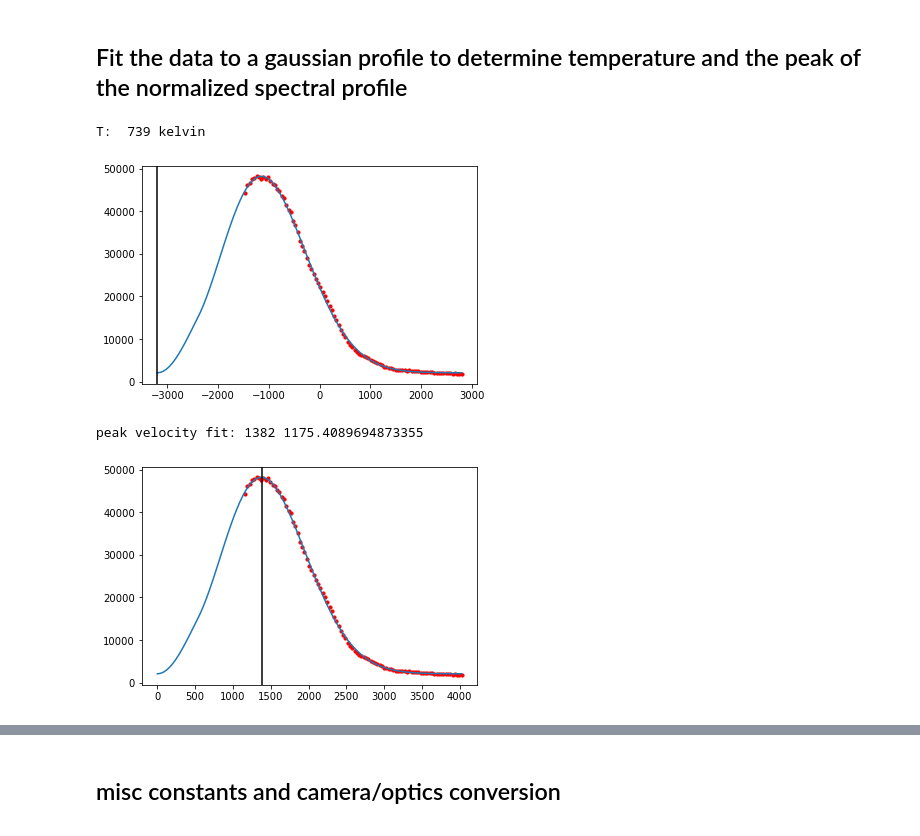
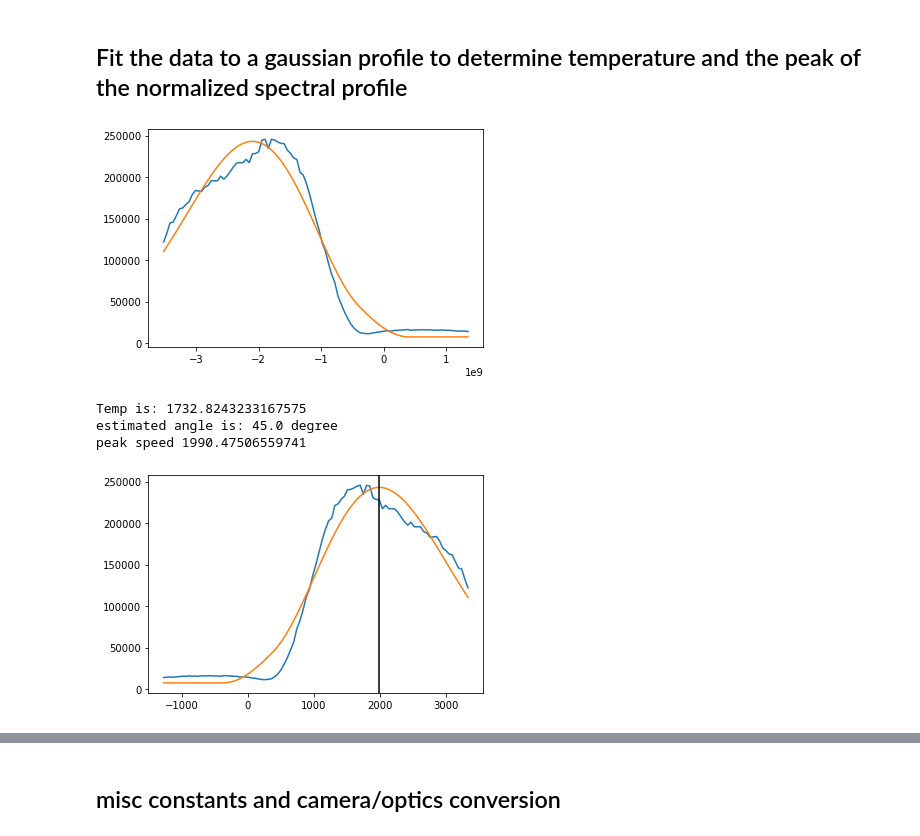
Before and after one commit to BillyTheKidPhysicist/pythonNotebooksAndTools, a Jupyter notebook: ovenFluxMeasure.ipynb, the cells around one changed output, grey strips where cells are left out. Saved outputs shown, nothing was run; the diff lists cells and outputs as text; code cells hidden in the pictures.

```diff
--- a/ovenFluxMeasure.ipynb
+++ b/ovenFluxMeasure.ipynb
@@ -54,17 +54,17 @@ imagesArrRaw=imagesArrRaw.astype(float) #need to convert to float from int16
 imagesArrRaw=np.flip(imagesArrRaw,axis=1)
 assert len(imagesArrRaw.shape)==3
 # %%
-voltZeroFreqDict={'run18':-1.01,'run16':-1.01,'run20':.465,'run21':.465,'run22':.485,'run23':.5}
+voltZeroFreqDict={'run18':-1.01,'run16':-1.01,'run20':.465,'run21':.465,'run22':.485,'run23':.5,'run62':.625,'run58':.625}
 daqData=np.loadtxt(filePath+runName+'DAQData.csv',delimiter=',') #everything looks good and agrees
 voltArrTotal=daqData[:,0]
-
+scanRangeDict={'run18':(-3.9,3.9),'run16':(-3.9,3.9),'run20':(-4.4,4.4),'run21':(-4.4,4.4),'run22':(-4.4,4.4),'run23':(-4.4,4.4),'run62':(-4.4,4.4),'run58':(-4.4,4.4)}
 # %matplotlib tk
 # plt.plot(daqData[:,0],daqData[:,1])
 # plt.show()
-%matplotlib inline
+# %matplotlib inline
 voltZeroFreq=voltZeroFreqDict[runName] #from the graph
-scanStart=-3.9
-scanStop=3.9
+scanStart,scanStop=scanRangeDict[runName]
+assert scanStart>daqData[:,0].min() and scanStop<daqData[:,0].max()
 HzPerVolt=570.0*1e6
 voltArr=np.linspace(scanStart,scanStop,len(imagesArrRaw))
 freqArrRaw=(voltArr-voltZeroFreq)*HzPerVolt
@@ -89,7 +89,8 @@ There are some wierd image I need to trim away present in all the first few imag
 #y: in and out of image
 #z: vertical
 subImageFitCoordsDict={'run18':[[226,228],[169,171]],'run16':[[308,310],[291,293]],'run20':[[214,216],[159,161]],
-        'run21':[[214,216],[159,161]],'run22':[[214,216],[159,161]],'run23':[[214,216],[159,161]]} #counted at center of pixel
+        'run21':[[214,216],[159,161]],'run22':[[214,216],[159,161]],'run23':[[214,216],[159,161]],
+                       'run62':[[208,210],[155,157]],'run58':[[208,210],[155,157]]} #counted at center of pixel
 subImageCoords=subImageFitCoordsDict[runName]
 
 assert imagesArr.min()>=0.0
@@ -110,5 +111,5 @@ plt.show()
 # %%
-weirdImagesDict={'run18':4,'run16':4,'run20':3,'run21':3,'run22':3,'run23':3}
+weirdImagesDict={'run18':4,'run16':4,'run20':3,'run21':3,'run22':3,'run23':3,'run62':3,'run58':3}
 weirdImages=weirdImagesDict[runName]
 spectralProfile=spectralProfileFull[weirdImages:]
 freqArr=freqArrRaw[weirdImages :]
@@ -120,66 +121,65 @@ plt.show()
 # %% [markdown]
 ## Fit the data to a gaussian profile to determine temperature and the peak of the normalized spectral profile
+# %%
+angle=np.pi/4
+def deltaFreqToVelocity(deltaFreq,angle):
+    return -deltaFreq*lam/np.cos(angle)
 # %%
 #fit the data to a temperautre profile
 #ALL I AM TRYING TO DO IS FIND THE TEMPERATURE. be cautious using other results
 
 
 
 import scipy.optimize as spo
 kb=1.38e-23
 m=1.16e-26
 hyperfineSep=804e6
 #run 16 and 18 have the sidebands on
 #tuples ratio values are (F2,F1)
-peakWeightDict={'run18':(1.18,.9),'run16':(1.18,.9),'run20':(1.0,.6),'run21':(1.0,.6),'run22':(1.0,.6),'run23':(1.0,.6) }
+peakWeightDict={'run18':(1.18,.9),'run16':(1.18,.9),'run20':(1.,0.6),'run21':(1.0,.6),'run22':(1.0,.6),'run23':(1.0,.6),'run62':(1.0,.6),'run58':(1.0,.6) }
 peakWeights=peakWeightDict[runName]
 freqToVelocity=671e-9 #turn out this is the doppler shift
 ovenTiltAngle=45*np.pi/180 #tilt of oven
 theta=5*np.pi/180 #angle from centerline of oven. must be small angle
 @np.vectorize
 def maxwell_Boltzman_Speed(s,T):
     if s<0:
         return 0.0
     sigma_T=np.sqrt(kb*T/m) # m/s
     sMean=np.sqrt(np.pi*kb*T/(2*m)) #to normalize
     return s**2*np.exp(-.5*s**2/sigma_T**2)/sMean**2
-def spectral_Profile_Func(freq,freq0,a,b,T):
-    angleFactor=np.sin(ovenTiltAngle)+np.cos(ovenTiltAngle)*theta
-    vT1=(freq-freq0-hyperfineSep)*freqToVelocity #convert to m/s
-    vT2=(freq-freq0)*freqToVelocity #convert to m/s
-    vT1=vT1/angleFactor
-    vT2=vT2/angleFactor
+def spectral_Profile_Func(freq,freq0,a,b,T,tilt):
+    tilt=50*np.pi/180
+    vT1=deltaFreqToVelocity(freq-freq0,tilt)
+    vT2=deltaFreqToVelocity(freq-freq0-hyperfineSep,tilt)
     normSignal=a*peakWeights[0]*maxwell_Boltzman_Speed(vT1,T)
     normSignal+=a*peakWeights[1]*maxwell_Boltzman_Speed(vT2,T)
     return normSignal+b
-guess=[-2500e6,2*np.max(spectralProfile),2e3,600]
-bounds=[(-np.inf,0,0,0),(np.inf,np.inf,np.inf,np.inf)]
-params=spo.curve_fit(spectral_Profile_Func,freqArr,spectralProfile,p0=guess,bounds=bounds)[0]
-# params=guess
-TAtoms=params[-1]
-print('T: ',int(TAtoms),'kelvin')
+freqArrFit=freqArr-hyperfineSep
+minAngle=40*np.pi/180
+maxAngle=55*np.pi/180
+bounds=[(-np.inf,0.0,-np.inf,100.0,minAngle),(np.inf,np.inf,np.inf,np.inf,maxAngle)]
+guess=[-1e8,spectralProfile.max(),0.0,800.0,np.pi/4]
+params=spo.curve_fit(spectral_Profile_Func,freqArrFit,spectralProfile,p0=guess,bounds=bounds)[0]
+v=deltaFreqToVelocity(freqArrFit,params[-1])
 
-# plot of signal versus frequency
-freqPlotArr=np.linspace(params[0],freqArr.max(),100)
-plt.plot(freqPlotArr/1e6,spectral_Profile_Func(freqPlotArr,*params))
-plt.scatter(freqArr/1e6,spectralProfile,c='r',s=10)
-plt.axvline(x=params[0]/1e6,c='black')
+plt.plot(freqArrFit,spectralProfile)
+plt.plot(freqArrFit,spectral_Profile_Func(freqArrFit,*params))
 plt.show()
-
-#plot of signal versus speed
-freqPlotArr=np.linspace(params[0],freqArr.max(),100)
-velocityPlotArr=(freqPlotArr-freqPlotArr[0])*freqToVelocity
-plt.plot(velocityPlotArr,spectral_Profile_Func(freqPlotArr,*params))
-plt.scatter((freqArr-params[0])*freqToVelocity,spectralProfile,c='r',s=10)
-peakVelocity=velocityPlotArr[np.argmax(spectral_Profile_Func(freqPlotArr,*params))]
+peakVelocity=v[np.argmax(spectral_Profile_Func(freqArrFit,*params))]
+print('Temp is:',params[3])
+print('estimated angle is:',180*params[-1]/np.pi,'degree')
+print('peak speed',peakVelocity)
+plt.plot(v,spectralProfile)
+plt.plot(v,spectral_Profile_Func(freqArrFit,*params))
 plt.axvline(x=peakVelocity,c='black')
-print('peak velocity fit:',int(peakVelocity),np.sqrt(np.pi*kb*TAtoms/(2*m)))
 plt.show()
 # %% [output]
+[figure, new version]
-T:  739 kelvin
+Temp is: 1732.8243233167575
+estimated angle is: 45.0 degree
+peak speed 1990.47506559741
-[figure, old version]
-peak velocity fit: 1382 1175.4089694873355
-[figure, old version]
+[figure, new version]
 # %%
 #in radians per second
 #get the area from the above fit
```
Also changed, not shown: parts of 8 cells of this notebook.
